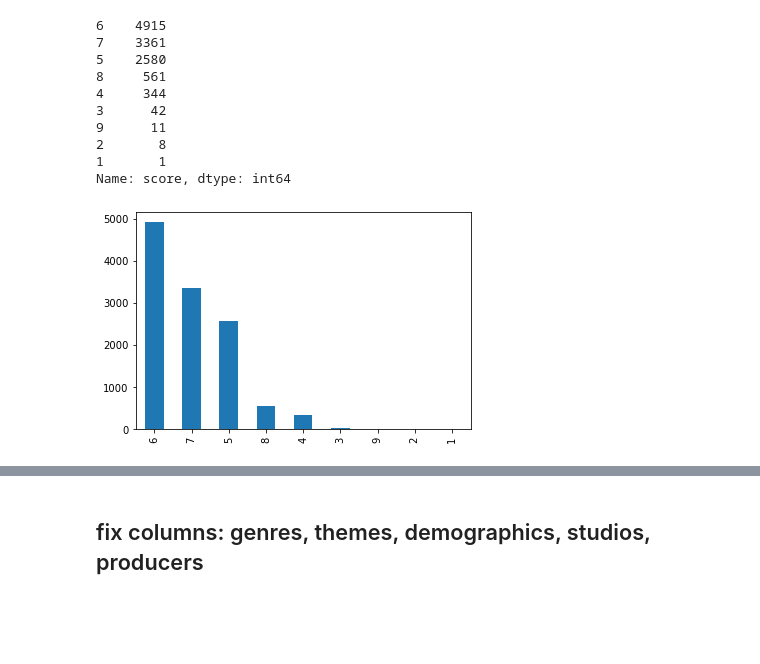
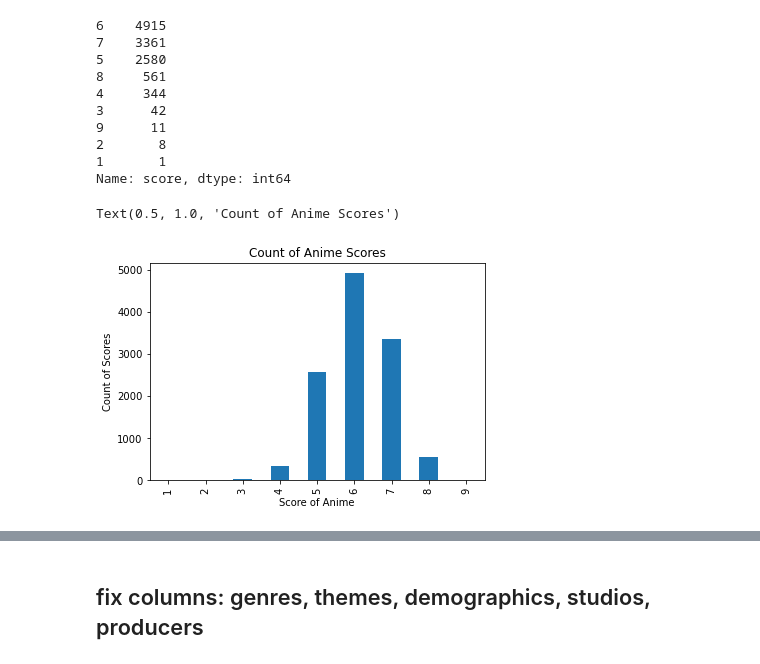
Before and after one commit to Megreid23/final_project, a Jupyter notebook: anime_project.ipynb, the cells around one changed output, grey strips where cells are left out. Drawn from its saved outputs; the diff is of its cells as text; code cells hidden in the pictures; blank space fills up the shorter version.

```diff
--- a/anime_project.ipynb
+++ b/anime_project.ipynb
@@ -9,7 +10,7 @@ from config import db_password
 ## import csv and basic clean up
 # %%
 # import anime csv
-url = 'https://raw.githubusercontent.com/Megreid23/final_project/main/anime.csv'
+url = 'https://raw.githubusercontent.com/Megreid23/final_project/main/Data/anime.csv'
 anime_df = pd.read_csv(url)
 anime_df.head()
 # %% [output]
@@ -254,7 +259,10 @@ anime_df['score'].value_counts()
 Name: score, dtype: int64
 # %%
 # visualize score counts
-score_counts = anime_df['score'].value_counts()
-ax = score_counts.plot.bar(x='score')
+anime_df.groupby('score').size().plot.bar()
+plt.xlabel('Score of Anime')
+plt.ylabel('Count of Scores')
+plt.title('Count of Anime Scores')
 # %% [output]
+Text(0.5, 1.0, 'Count of Anime Scores')
-[figure, old version]
+[figure, new version]
```
Also changed, not shown: parts of 19 cells of this notebook, 7 other files.
